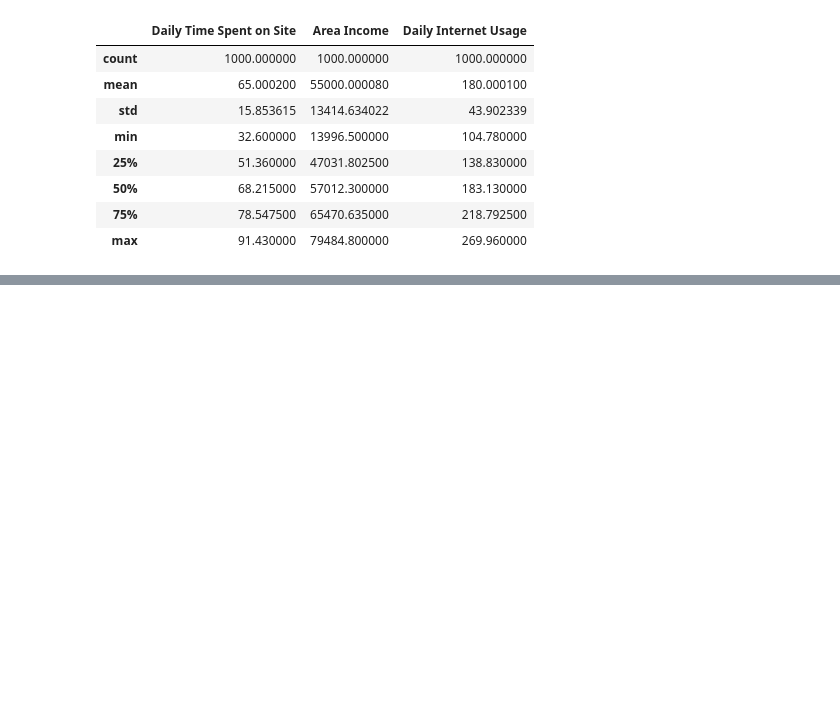
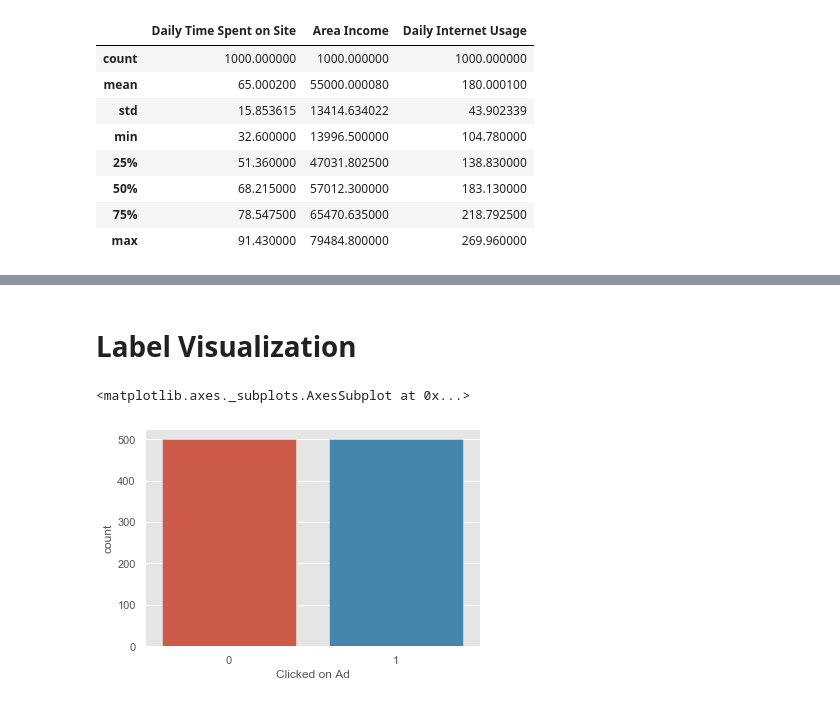
Before and after one commit to sahilkamboj3/AdSuccessPredictor, a Jupyter notebook: Data Visualization.ipynb, the cells around one changed output, grey strips where cells are left out. Cells and saved outputs as stored; diff of their text form; code cells hidden in the pictures; blank space fills up the shorter version.

```diff
--- a/Data Visualization.ipynb
+++ b/Data Visualization.ipynb
@@ -244,0 +369,7 @@ sns.pairplot(df_nums, diag_kind='kde', diag_kws=dict(shade=True))
+# %% [markdown]
+# Label Visualization
+# %%
+sns.countplot(df['Clicked on Ad'])
+# %% [output]
+<matplotlib.axes._subplots.AxesSubplot at 0x...>
+[figure, added]
```
Also changed, not shown: parts of 36 cells of this notebook.
